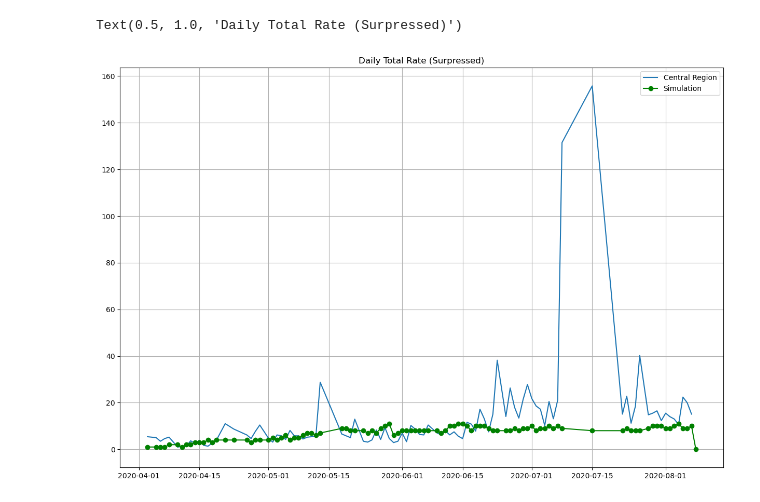
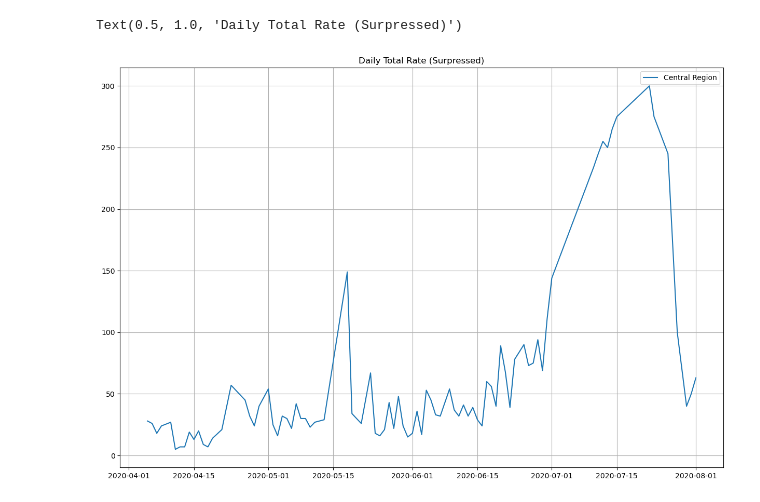
Before and after one commit to kazi0302/COVID-19-Modeling-and-Parameter-Fitting, a Jupyter notebook: Monte Carlo Simulation/MC_simulator.ipynb, the cells around one changed output. Cells and saved outputs as stored; diff of their text form; code cells hidden in the pictures.

```diff
--- a/Monte Carlo Simulation/MC_simulator.ipynb
+++ b/Monte Carlo Simulation/MC_simulator.ipynb
@@ -12,7 +12,7 @@ warnings.filterwarnings('ignore')
 %matplotlib inline
 # %%
 # Read data files
-central = pd.read_excel('/Users/kazi0302/Desktop/SDSU/MSCSDS/COVID-19-Modeling-and-Parameter-Fitting/Data/Data-Processed-Date/Regions-By-Date.xlsx', header = None, sheet_name = 'Central Region')
+central = pd.read_excel('/Users/kazi0302/Desktop/SDSU/MSCSDS/COVID-19-Modeling-and-Parameter-Fitting/Data/Data-Processed-Date/Regions-By-Date.xlsx', header = None, sheet_name = 'Central Region (2)')
 east = pd.read_excel('/Users/kazi0302/Desktop/SDSU/MSCSDS/COVID-19-Modeling-and-Parameter-Fitting/Data/Data-Processed-Date/Regions-By-Date.xlsx', header = None, sheet_name = 'East Region')
 north_central = pd.read_excel('/Users/kazi0302/Desktop/SDSU/MSCSDS/COVID-19-Modeling-and-Parameter-Fitting/Data/Data-Processed-Date/Regions-By-Date.xlsx', header = None, sheet_name = 'North Central')
 north_coastal = pd.read_excel('/Users/kazi0302/Desktop/SDSU/MSCSDS/COVID-19-Modeling-and-Parameter-Fitting/Data/Data-Processed-Date/Regions-By-Date.xlsx', header = None, sheet_name = 'North Costal')
@@ -20,7 +20,7 @@ north_inland = pd.read_excel('/Users/kazi0302/Desktop/SDSU/MSCSDS/COVID-19-Model
 south = pd.read_excel('/Users/kazi0302/Desktop/SDSU/MSCSDS/COVID-19-Modeling-and-Parameter-Fitting/Data/Data-Processed-Date/Regions-By-Date.xlsx', header = None, sheet_name = 'South Region')
 
 # Set headers
-central.columns = ['Case Count (Raw)', 'Total Rate (Suppressed)', 'Date']
+central.columns = ['Case Count (Raw)', 'Total Rate (Suppressed)', 'Date', 'Diff Raw', 'Diff', 'temp1', 'temp2']
 east.columns = ['Case Count (Raw)', 'Total Rate (Suppressed)', 'Date']
 north_central.columns = ['Case Count (Raw)', 'Total Rate (Suppressed)', 'Date']
 north_coastal.columns = ['Case Count (Raw)', 'Total Rate (Suppressed)', 'Date']
@@ -746,11 +747,10 @@ central_high_v1['Difference Squared'].min()
 # %%
-
 fig, ax1 = plt.subplots(figsize = (15, 10))
-ax1.plot(central['Date'][:100], central_daily_total[:100], label = 'Central Region')
-ax1.plot(east['Date'][:101], central_high_v1['I_High + I_Low'][489000], color = 'green', marker = 'o', label = 'Simulation')
+ax1.plot(central['Date'][:100], central['Diff'][:100], label = 'Central Region')
+# ax1.plot(east['Date'][:101], central_high_v1['I_High + I_Low'][72], color = 'green', marker = 'o', label = 'Simulation')
 ax1.grid()
 ax1.legend()
 ax1.set_title('Daily Total Rate (Surpressed)')
 # %% [output]
 Text(0.5, 1.0, 'Daily Total Rate (Surpressed)')
-[figure, old version]
+[figure, new version]
```
Also changed, not shown: parts of 7 cells of this notebook, 8 other files.
